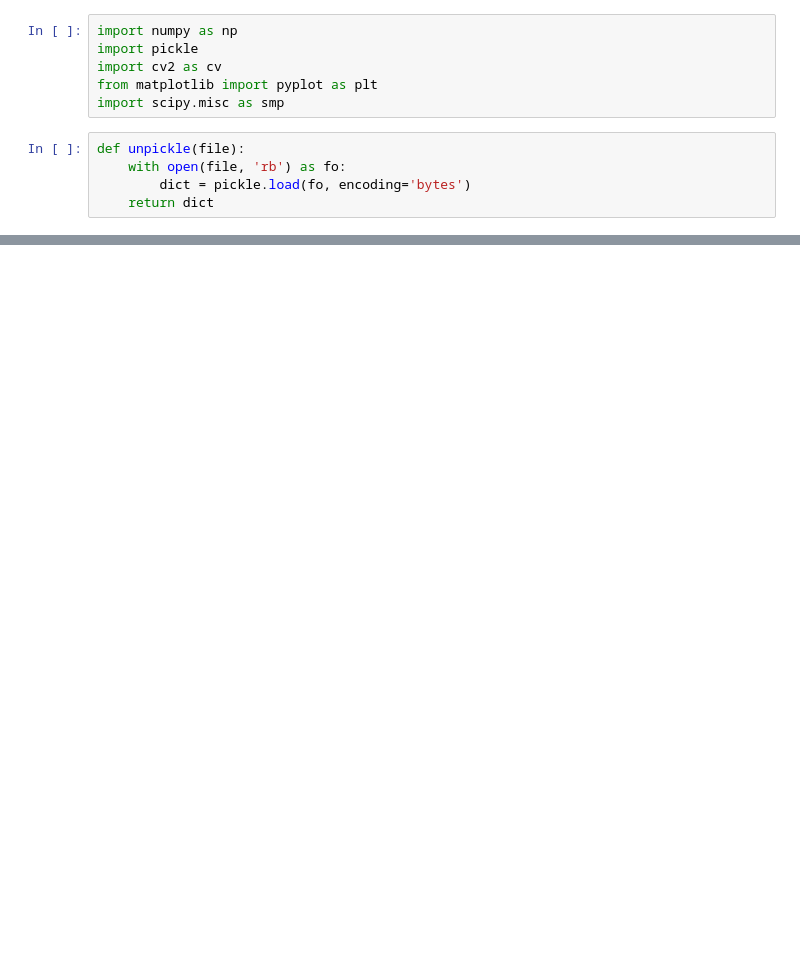
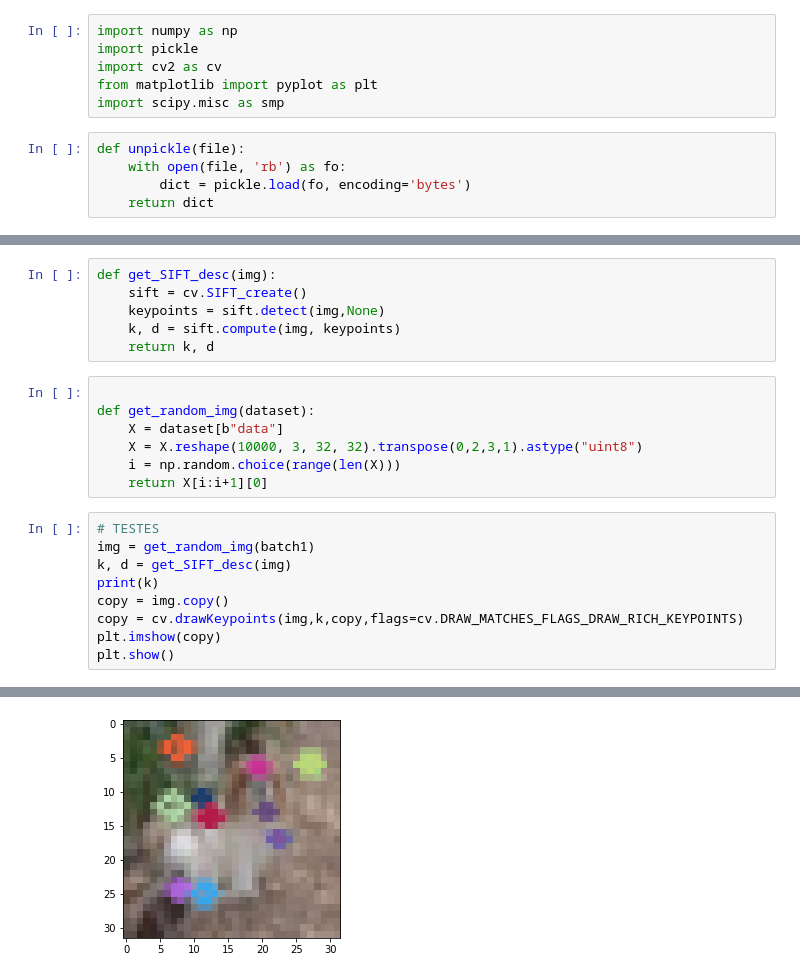
Before and after one commit to maTh51/Computer-Vision-activities, a Jupyter notebook: bof.ipynb, the cells around one changed output, grey strips where cells are left out. Saved outputs shown, nothing was run; the diff lists cells and outputs as text; blank space fills up the shorter version.

Commit message:
add: get keypoinst and desc

```diff
--- a/bof.ipynb
+++ b/bof.ipynb
@@ -39,0 +53,23 @@ for j in range(5):
+# %%
+def get_SIFT_desc(img):
+    sift = cv.SIFT_create()
+    keypoints = sift.detect(img,None)
+    k, d = sift.compute(img, keypoints)
+    return k, d
+# %%
+
+def get_random_img(dataset):
+    X = dataset[b"data"]
+    X = X.reshape(10000, 3, 32, 32).transpose(0,2,3,1).astype("uint8")
+    i = np.random.choice(range(len(X)))
+    return X[i:i+1][0]
+# %%
+# TESTES
+img = get_random_img(batch1)
+k, d = get_SIFT_desc(img)
+print(k)
+copy = img.copy()
+copy = cv.drawKeypoints(img,k,copy,flags=cv.DRAW_MATCHES_FLAGS_DRAW_RICH_KEYPOINTS)
+plt.imshow(copy)
+plt.show()
+# %% [output]
@@ -39,0 +79 @@ for j in range(5):
+[figure, added]
```
Also changed, not shown: parts of 7 cells of this notebook.
